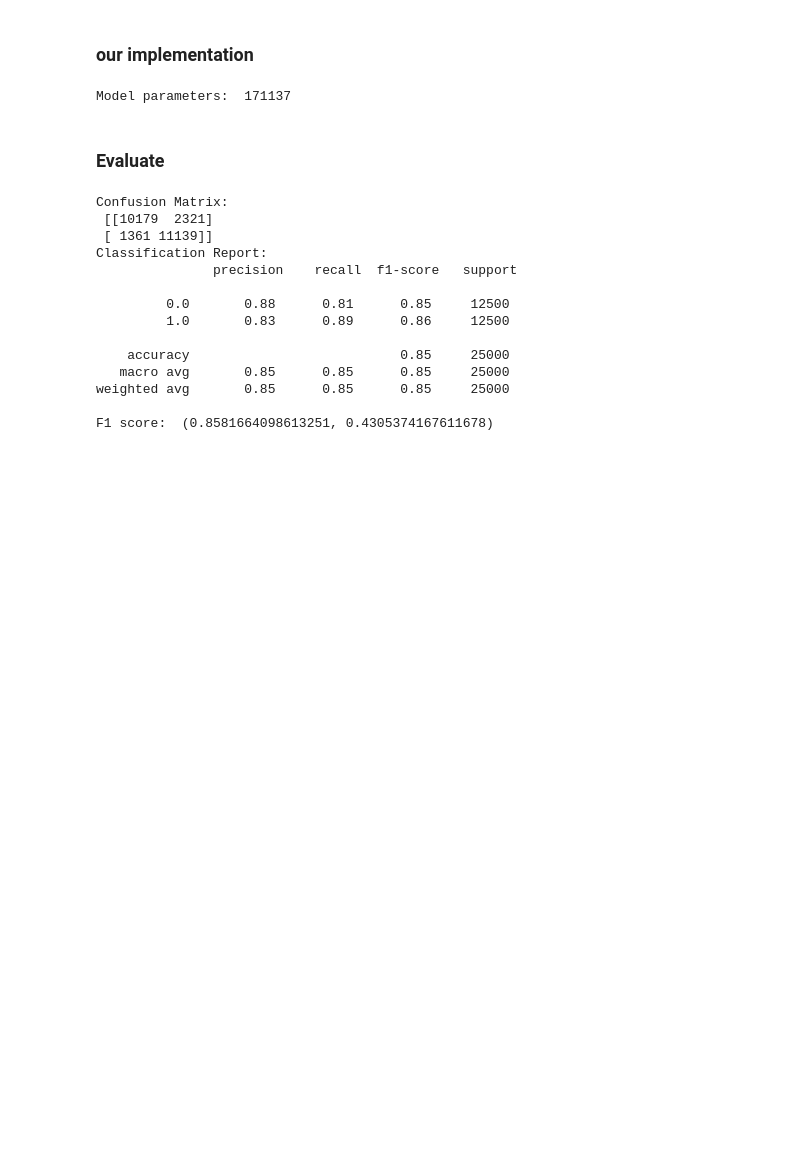
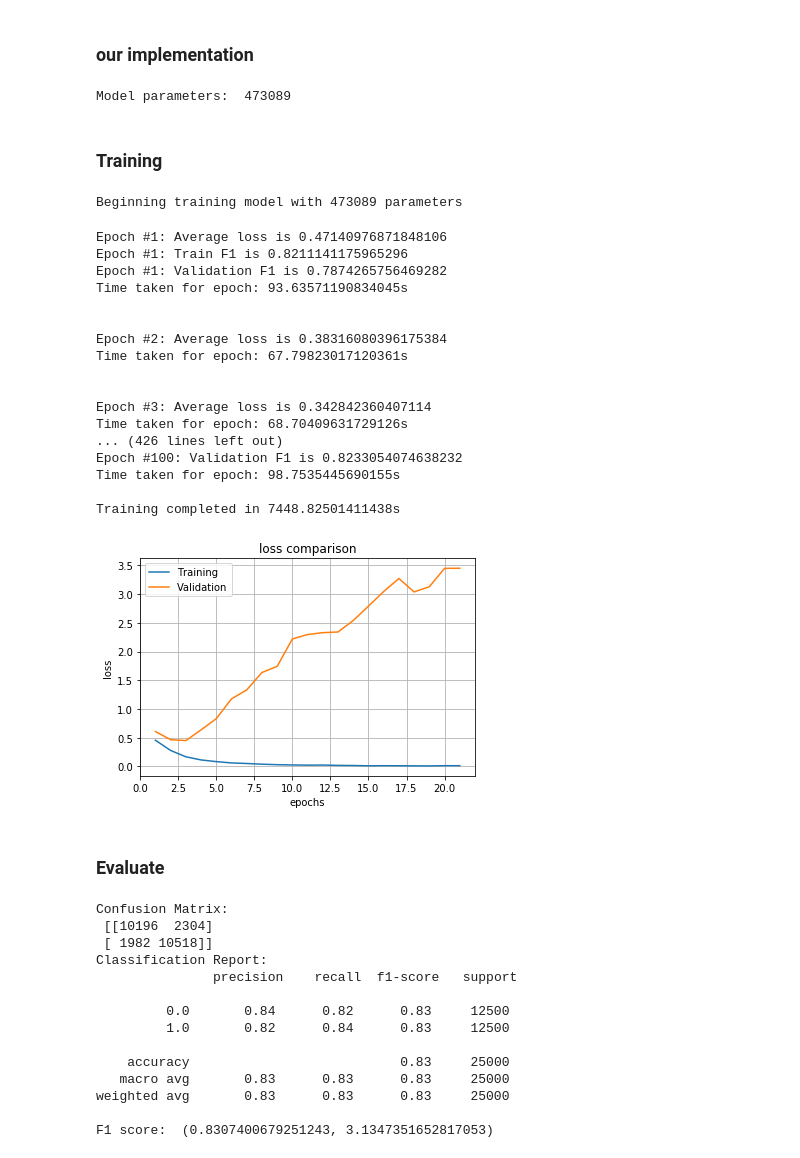
Before and after one commit to Neeratyoy/SequenceModelling, a Jupyter notebook: src/SeqLabel.ipynb, the cells around one changed output. Saved outputs shown, nothing was run; the diff lists cells and outputs as text; code cells hidden in the pictures; blank space fills up the shorter version.

```diff
--- a/src/SeqLabel.ipynb
+++ b/src/SeqLabel.ipynb
@@ -141,9 +189,10 @@ print('F1 score: ', f1_test)
 from seq_label import TransformerSeqLabel
 from transformer import NoamOpt
 
-# 117k
-model = TransformerSeqLabel(in_dim=vocab_len, out_dim=1, N=1, heads=4, embed_dim=embed_dim, model_dim=128, ff_dim=256,
-                            key_dim=32, value_dim=32, batch_first=False,
+# 473k
+model = TransformerSeqLabel(in_dim=vocab_len, out_dim=1, N=1, heads=4,
+                            embed_dim=embed_dim, model_dim=256, ff_dim=256,
+                            key_dim=64, value_dim=64, batch_first=False,
                             pretrained_vec=imdb.pretrained_weights)
 
 model = model.to(device)
@@ -151,7 +200,6 @@ model = model.to(device)
 print('Model parameters: ', model.count_parameters())
 
 # Initializing optimizer and loss
-# optimizer = torch.optim.Adam(model.parameters(), lr=learning_rate)
 optimizer = NoamOpt(model.model_dim, 1, 2000,
         torch.optim.Adam(model.parameters(), lr=0, betas=(0.9, 0.98), eps=1e-9))
 loss_criterion = nn.BCEWithLogitsLoss()
@@ -161,10 +209,33 @@ task = SeqLabel(model, optimizer, loss_criterion, device)
 
 # Training
 freq = 5    # epoch interval to calculate F1 score and save models
-out_dir = "results/seqLabel/transformer/"
+# out_dir = "results/seqLabel/transformer/"
+out_dir = "/content/drive/My Drive/colab/hpo/seq_label/transformer/"
 # %% [output]
-Model parameters:  171137
+Model parameters:  473089
+# %% [markdown]
+### Training
 # %%
-model, stats = task.train(50, train_loader, valid_loader, freq, out_dir)
+model, stats = task.train(100, train_loader, valid_loader, freq, out_dir)
+# %% [output]
+Beginning training model with 473089 parameters
+Epoch #1: Average loss is 0.47140976871848106
+Epoch #1: Train F1 is 0.8211141175965296
+Epoch #1: Validation F1 is 0.7874265756469282
+Time taken for epoch: 93.63571190834045s
+
+
+Epoch #2: Average loss is 0.38316080396175384
+Time taken for epoch: 67.79823017120361s
+
+
+Epoch #3: Average loss is 0.342842360407114
+Time taken for epoch: 68.70409631729126s
+... (426 lines left out)
+Epoch #100: Validation F1 is 0.8233054074638232
+Time taken for epoch: 98.7535445690155s
+
+Training completed in 7448.82501411438s
+[figure, added]
 # %% [markdown]
 ### Evaluate
@@ -174,16 +248,16 @@ f1_test = task.evaluate(test_loader, verbose=True)
 print('F1 score: ', f1_test)
 # %% [output]
 Confusion Matrix:
- [[10179  2321]
- [ 1361 11139]]
+ [[10196  2304]
+ [ 1982 10518]]
 Classification Report:
                precision    recall  f1-score   support
 
-         0.0       0.88      0.81      0.85     12500
-         1.0       0.83      0.89      0.86     12500
+         0.0       0.84      0.82      0.83     12500
+         1.0       0.82      0.84      0.83     12500
 
-    accuracy                           0.85     25000
-   macro avg       0.85      0.85      0.85     25000
-weighted avg       0.85      0.85      0.85     25000
+    accuracy                           0.83     25000
+   macro avg       0.83      0.83      0.83     25000
+weighted avg       0.83      0.83      0.83     25000
 
-F1 score:  (0.8581664098613251, 0.4305374167611678)
+F1 score:  (0.8307400679251243, 3.1347351652817053)
```
Also changed, not shown: parts of 16 cells of this notebook, 2 other files.
